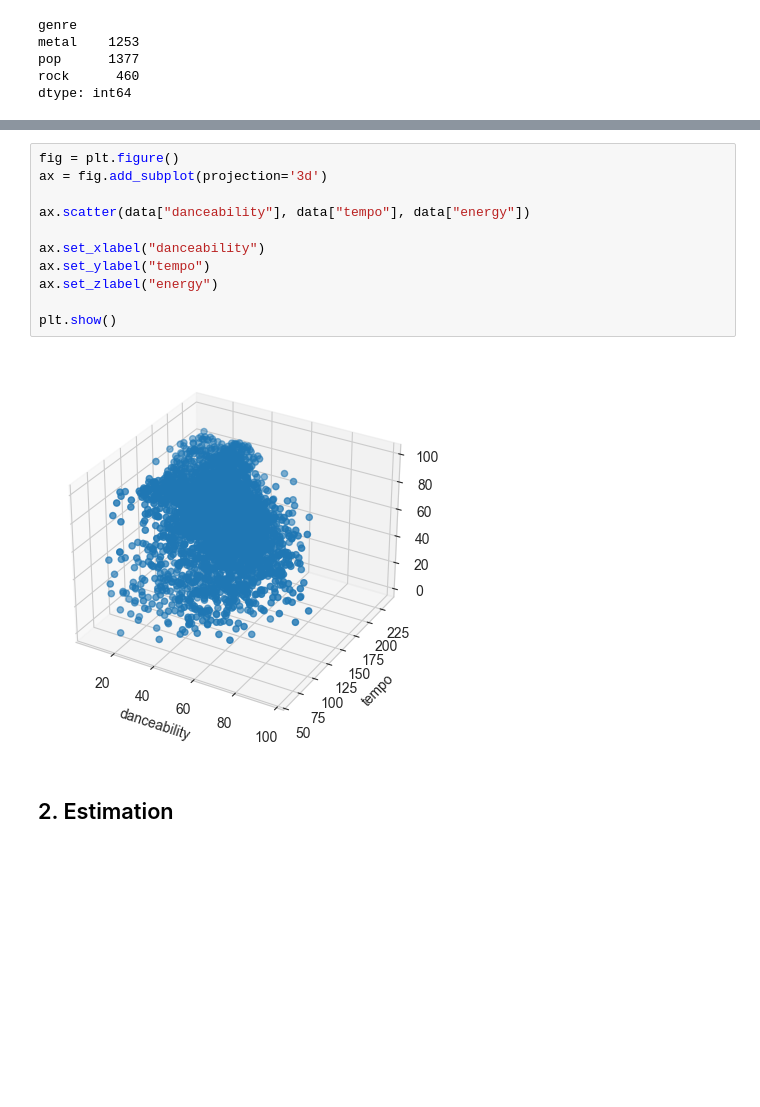
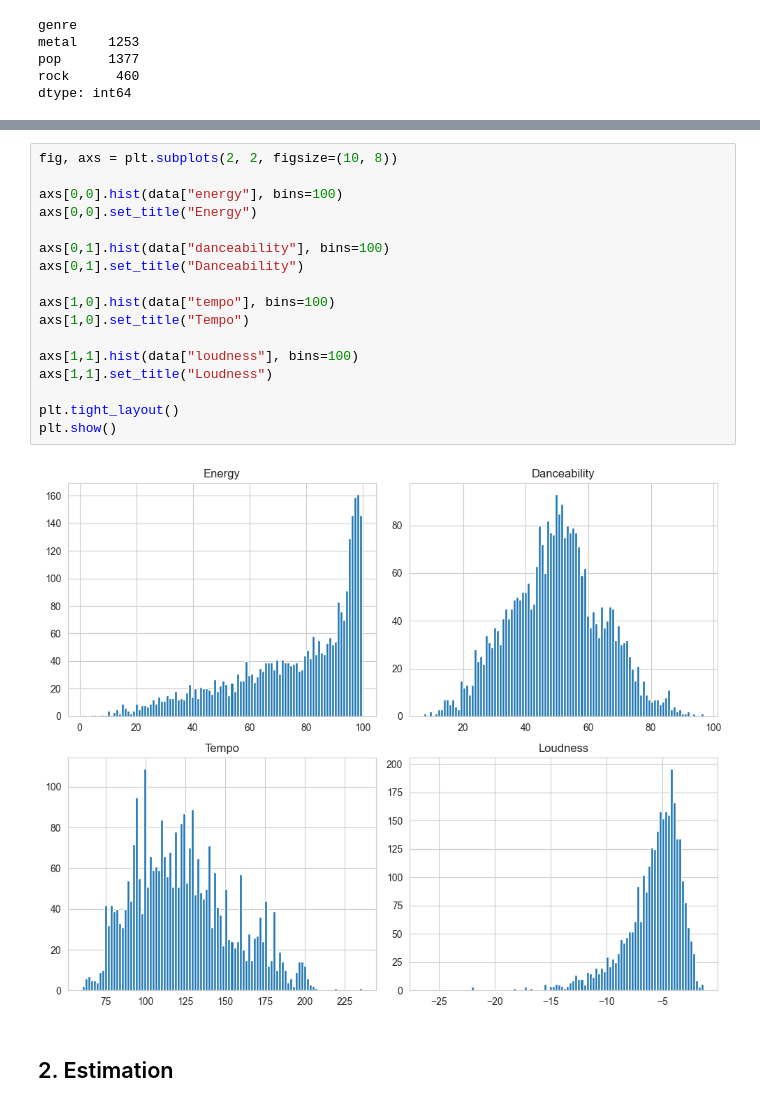
Before and after one commit to linashyshova/multivariate_stats, a Jupyter notebook: 2/songs_estimation_of_mixtures.ipynb, the cells around one changed output, grey strips where cells are left out. Saved outputs shown, nothing was run; the diff lists cells and outputs as text; blank space fills up the shorter version.

```diff
--- a/2/songs_estimation_of_mixtures.ipynb
+++ b/2/songs_estimation_of_mixtures.ipynb
@@ -115,16 +35,22 @@ plt.show()
-# %%
-fig = plt.figure()
-ax = fig.add_subplot(projection='3d')
-
-ax.scatter(data["danceability"], data["tempo"], data["energy"])
-
-ax.set_xlabel("danceability")
-ax.set_ylabel("tempo")
-ax.set_zlabel("energy")
-
-plt.show()
-# %% [output]
-[figure, removed]
+# %%
+fig, axs = plt.subplots(2, 2, figsize=(10, 8))
+
+axs[0,0].hist(data["energy"], bins=100)
+axs[0,0].set_title("Energy")
+
+axs[0,1].hist(data["danceability"], bins=100)
+axs[0,1].set_title("Danceability")
+
+axs[1,0].hist(data["tempo"], bins=100)
+axs[1,0].set_title("Tempo")
+
+axs[1,1].hist(data["loudness"], bins=100)
+axs[1,1].set_title("Loudness")
+
+plt.tight_layout()
+plt.show()
+# %% [output]
+[figure, added]
 # %% [markdown]
 ## 2. Estimation
 # %%
```
Also changed, not shown: parts of 43 cells of this notebook, 2 other files.
